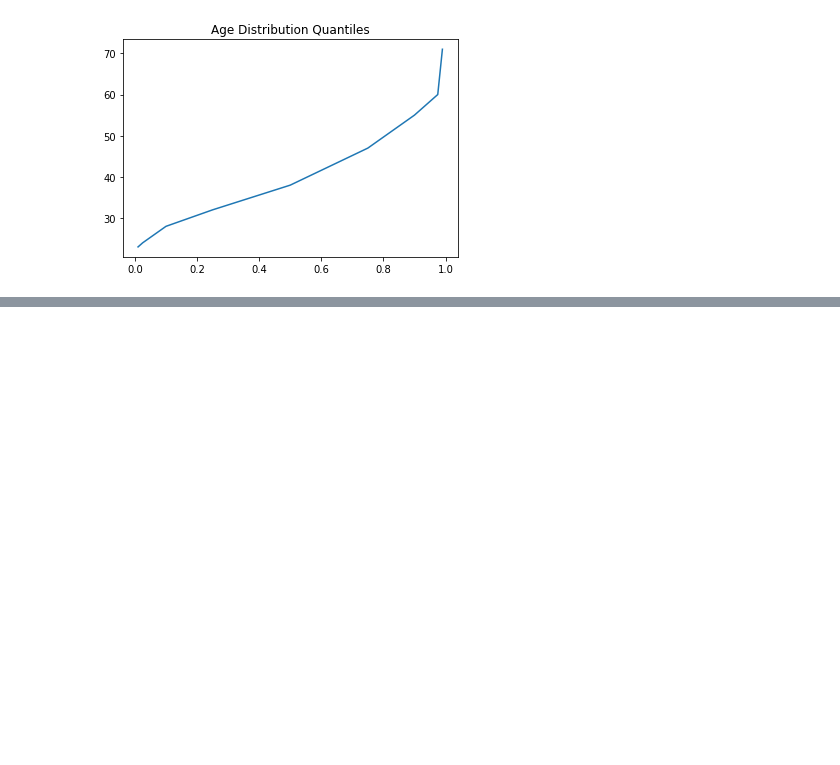
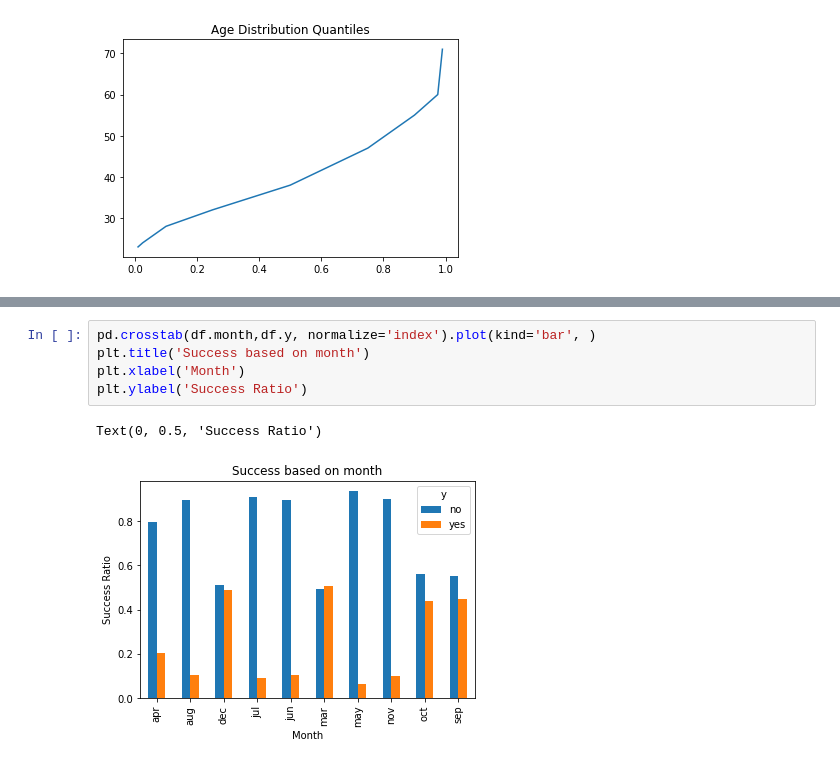
Before and after one commit to jacksdata/Bank-Data-EDA-Dashboard, a Jupyter notebook: Bank_EDA+Predict+Dashboard.ipynb, the cells around one changed output, grey strips where cells are left out. Cells and saved outputs as stored; diff of their text form; blank space fills up the shorter version.

```diff
--- a/Bank_EDA+Predict+Dashboard.ipynb
+++ b/Bank_EDA+Predict+Dashboard.ipynb
@@ -105,0 +262,8 @@ df['age'].quantile([.01, .025, .1, .25, .5, .75, .9, .975, .99]).plot(kind='line
+# %%
+pd.crosstab(df.month,df.y, normalize='index').plot(kind='bar', )
+plt.title('Success based on month')
+plt.xlabel('Month')
+plt.ylabel('Success Ratio')
+# %% [output]
+Text(0, 0.5, 'Success Ratio')
+[figure, added]
```
Also changed, not shown: parts of 50 cells of this notebook.
